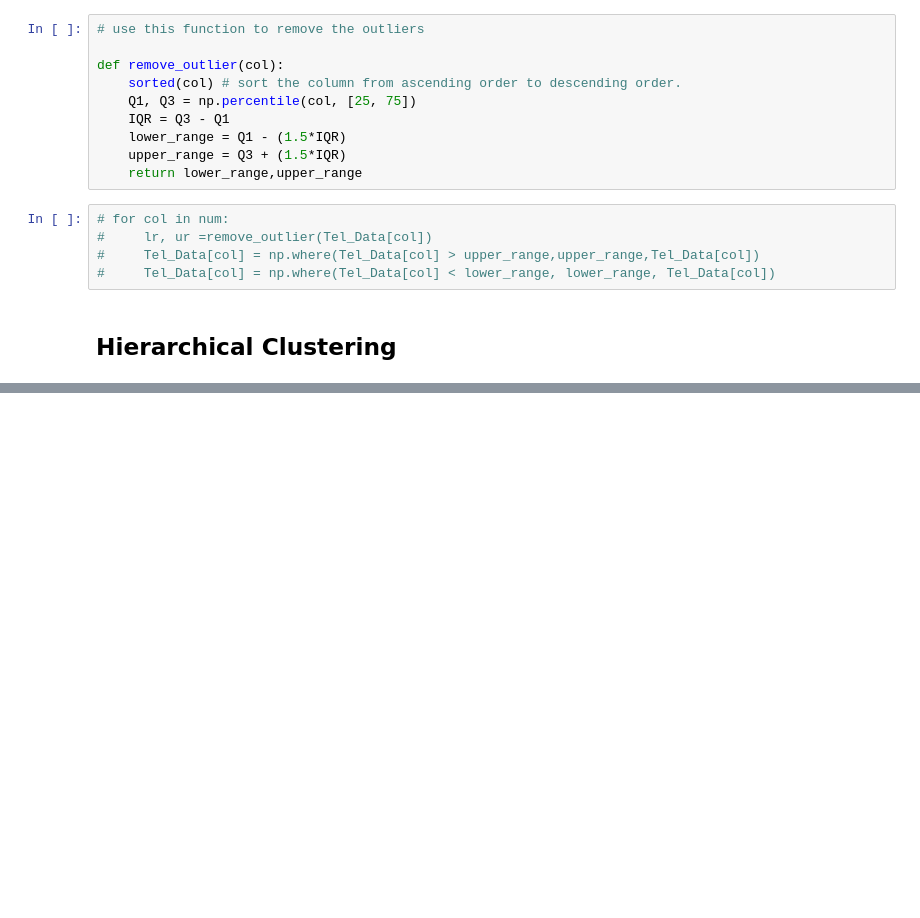
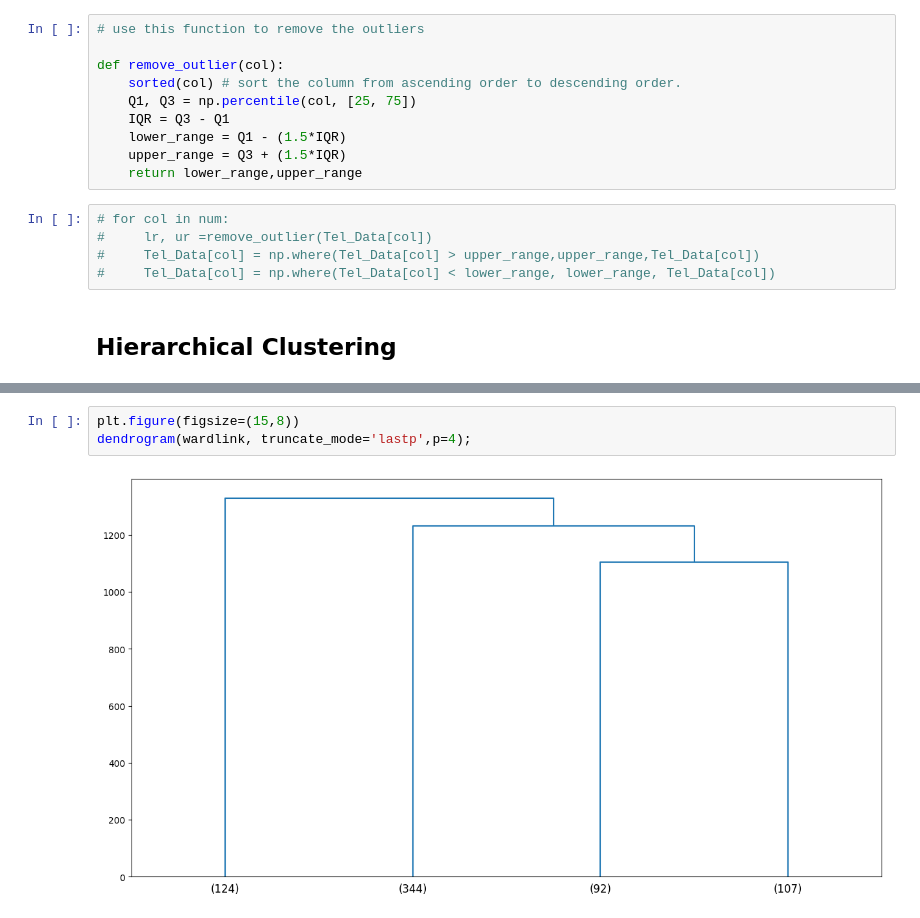
Before and after one commit to NikitaaArora/Ineuron, a Jupyter notebook: ML/Clustering/clustering_Teldata.ipynb, the cells around one changed output, grey strips where cells are left out. Cells and saved outputs as stored; diff of their text form; blank space fills up the shorter version.

```diff
--- a/ML/Clustering/clustering_Teldata.ipynb
+++ b/ML/Clustering/clustering_Teldata.ipynb
@@ -216,0 +354,5 @@ def remove_outlier(col):
+# %%
+plt.figure(figsize=(15,8))
+dendrogram(wardlink, truncate_mode='lastp',p=4);
+# %% [output]
+[figure, added]
```
Also changed, not shown: parts of 25 cells of this notebook, 1 other file.
